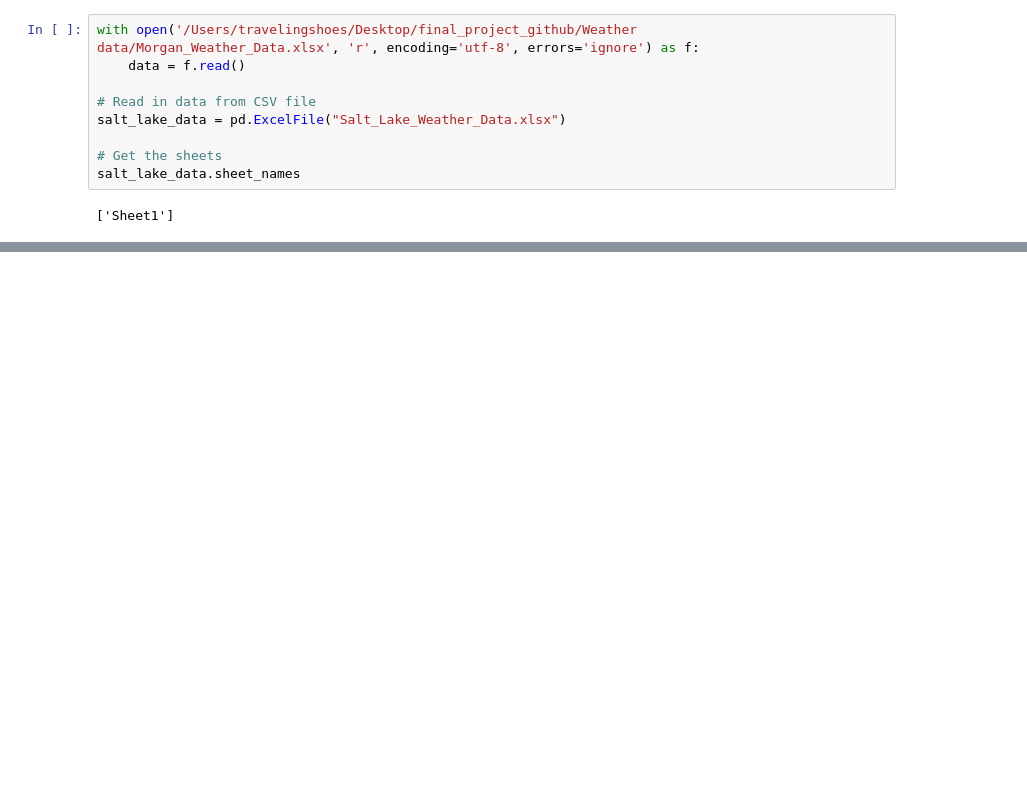
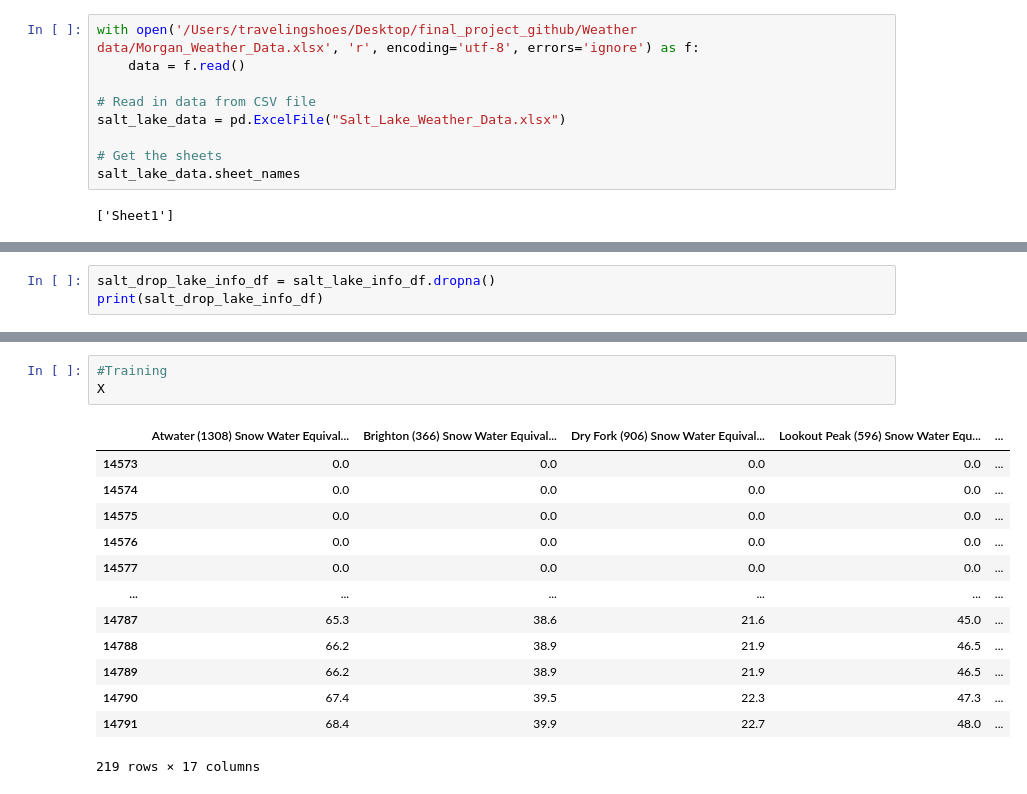
Before and after one commit to mdsinger/final_project_github, a Jupyter notebook: Weather data/salt_lake_county.ipynb, the cells around one changed output, grey strips where cells are left out. Saved outputs shown, nothing was run; the diff lists cells and outputs as text; blank space fills up the shorter version.

```diff
--- a/Weather data/salt_lake_county.ipynb
+++ b/Weather data/salt_lake_county.ipynb
@@ -31,0 +34,3 @@ y = df['target_variable']
+# %%
+salt_drop_lake_info_df = salt_lake_info_df.dropna()
+print(salt_drop_lake_info_df)
@@ -31,0 +58,17 @@ y = df['target_variable']
+# %%
+#Training
+X
+# %% [output]
+|  | Atwater (1308) Snow Water Equival... | Brighton (366) Snow Water Equival... | Dry Fork (906) Snow Water Equival... | Lookout Peak (596) Snow Water Equ... | ... |
+| 14573 | 0.0 | 0.0 | 0.0 | 0.0 | ... |
+| 14574 | 0.0 | 0.0 | 0.0 | 0.0 | ... |
+| 14575 | 0.0 | 0.0 | 0.0 | 0.0 | ... |
+| 14576 | 0.0 | 0.0 | 0.0 | 0.0 | ... |
+| 14577 | 0.0 | 0.0 | 0.0 | 0.0 | ... |
+| ... | ... | ... | ... | ... | ... |
+| 14787 | 65.3 | 38.6 | 21.6 | 45.0 | ... |
+| 14788 | 66.2 | 38.9 | 21.9 | 46.5 | ... |
+| 14789 | 66.2 | 38.9 | 21.9 | 46.5 | ... |
+| 14790 | 67.4 | 39.5 | 22.3 | 47.3 | ... |
+| 14791 | 68.4 | 39.9 | 22.7 | 48.0 | ... |
+219 rows × 17 columns
```
Also changed, not shown: parts of 11 cells of this notebook, 11 other files.
